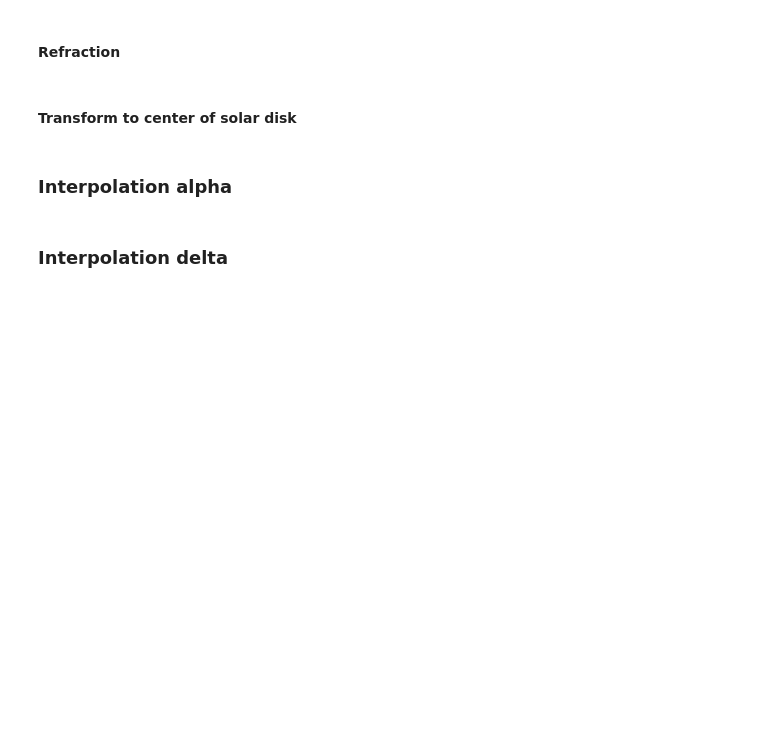
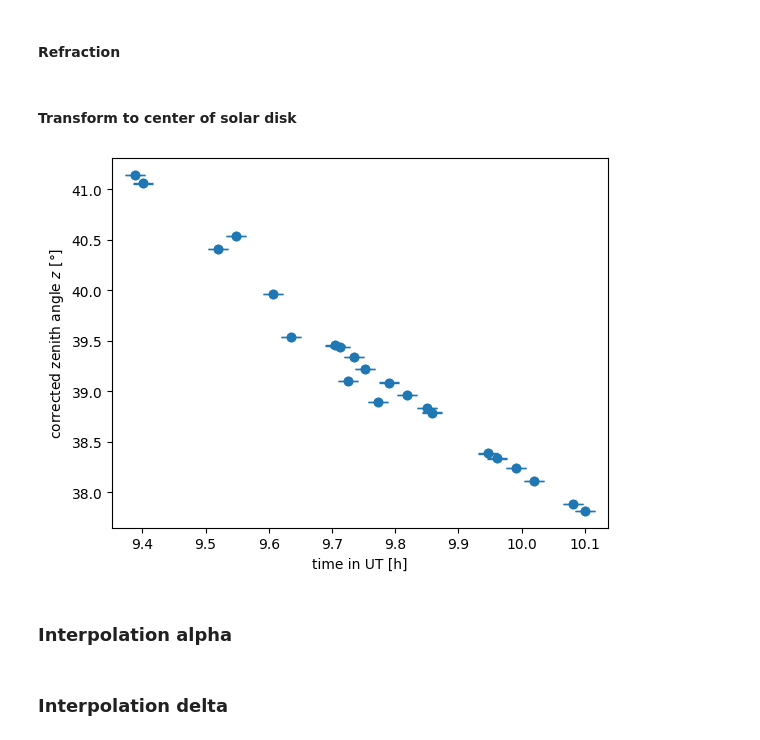
Before and after one commit to sofiasmg/ExpAstro, a Jupyter notebook: Lab1/Python/lab1-auswertung-new.ipynb, the cells around one changed output. Cells and saved outputs as stored; diff of their text form; code cells hidden in the pictures; blank space fills up the shorter version.

```diff
--- a/Lab1/Python/lab1-auswertung-new.ipynb
+++ b/Lab1/Python/lab1-auswertung-new.ipynb
@@ -67,3 +64,16 @@ time = np.concatenate((time_top, time_bottom)) # in h
+# %%
+z = np.concatenate((z_top, z_bottom)) # in deg
+time = np.concatenate((time_top, time_bottom)) # in h
+
+# create plot of corrected zenith angle
+
+plt.scatter(time, z)
+plt.errorbar(time, z, yerr=s_z, fmt='o', capsize=7, label='Data with error bars')
+plt.xlabel('time in UT [h]')
+plt.ylabel(r'corrected zenith angle $z$ [°]')
+plt.savefig('zenith_angle_plot.png', dpi=300, bbox_inches='tight')
+# %% [output]
+[figure, added]
 # %% [markdown]
 ### Interpolation alpha
 # %%
```
Also changed, not shown: parts of 3 cells of this notebook, 6 other files.
